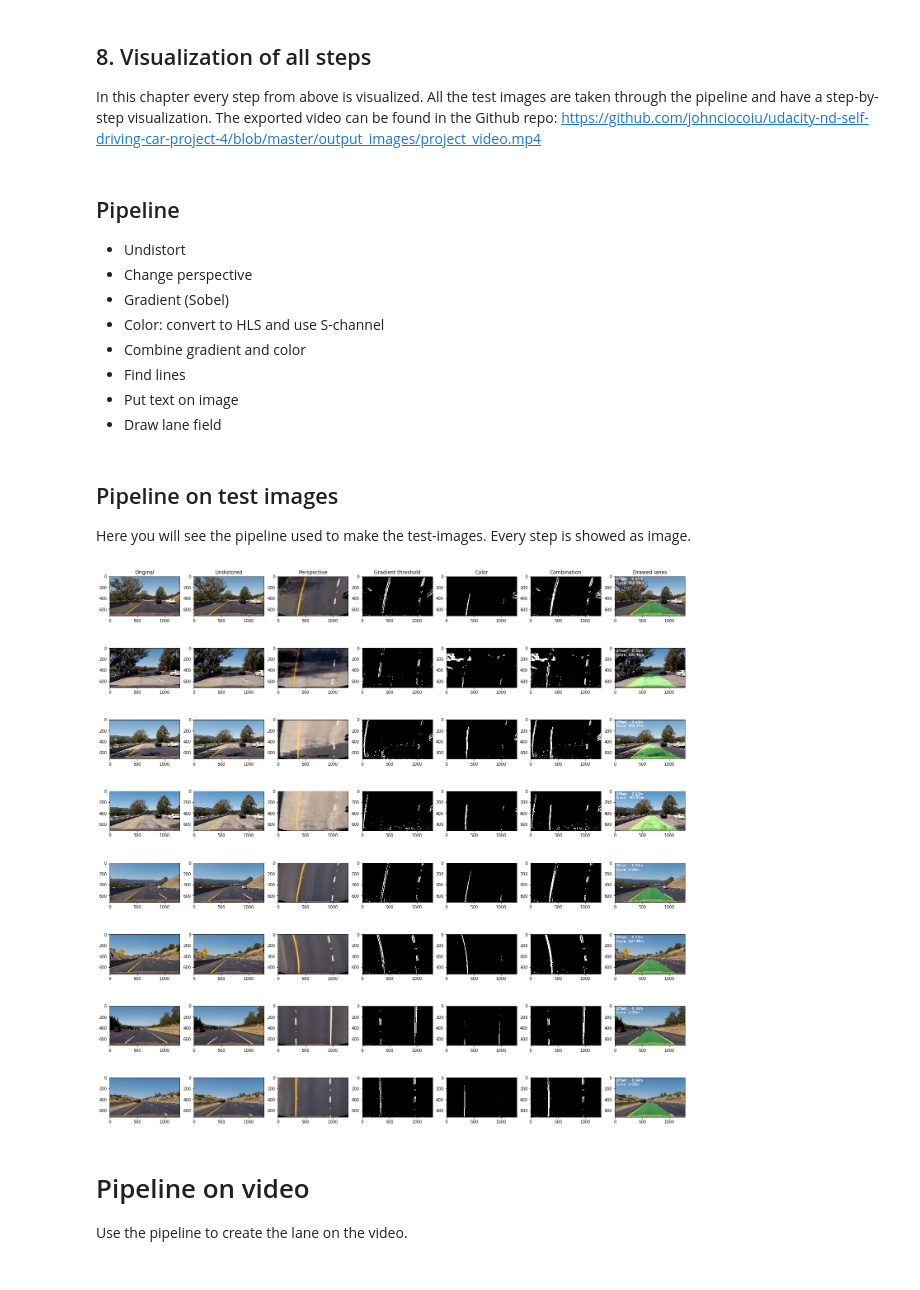
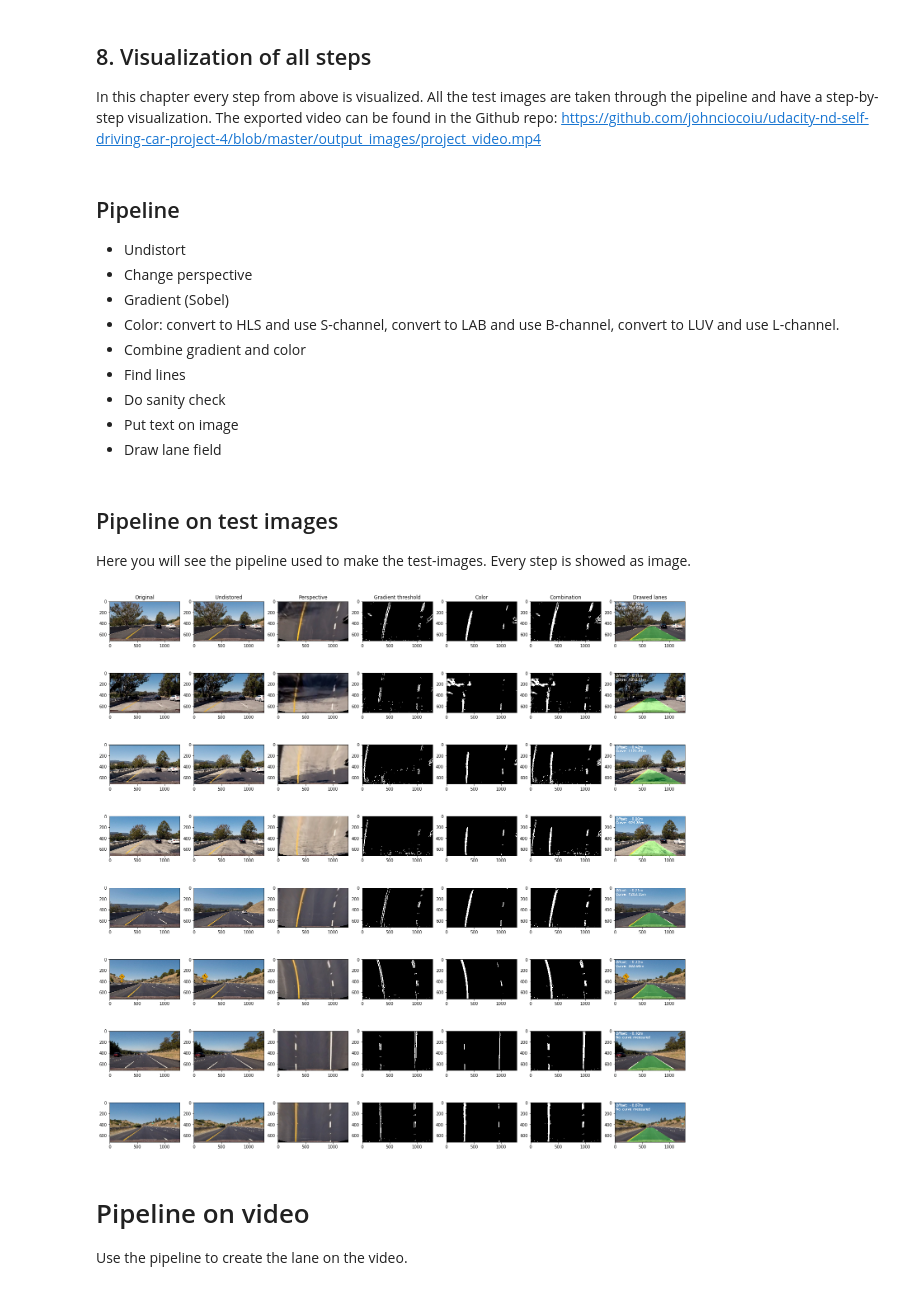
Before and after one commit to johnciocoiu/udacity-nd-self-driving-car-project-4, a Jupyter notebook: advanced-lane-lines.ipynb, the cells around one changed output. Drawn from its saved outputs; the diff is of its cells as text; code cells hidden in the pictures.

```diff
--- a/advanced-lane-lines.ipynb
+++ b/advanced-lane-lines.ipynb
@@ -429,14 +457,15 @@ In this chapter every step from above is visualized. All the test images are tak
 # %%
 class Line():
     def __init__(self):
+        self.first = True
         # was the line detected in the last iteration?
         self.detected = False
         # x values of the last n fits of the line
         self.recent_xfitted = []
         #average x values of the fitted line over the last n iterations
 #         self.bestx = None
-        #polynomial coefficients averaged over the last n iterations
-#         self.best_fit = None
+        #polynomial coefficients best fit
+        self.best_fit = None
         #polynomial coefficients for the most recent fit
         self.current_fit = [np.array([False])]
         #radius of curvature of the line in meters
@@ -449,15 +478,44 @@ class Line():
         self.allx = None
         #y values for detected line pixels
         self.ally = None
+
+        self.best_xfitted = None
+# %%
+def sanity_check(left_line, right_line):
+    # Are the two polynomials an appropriate distance apart based on the known width of a highway lane?
+    x_distances = abs(left_line.recent_xfitted[-1] - right_line.recent_xfitted[-1])
+    x_min = np.min(x_distances)
+    x_max = np.max(x_distances)
+    threshold = (550, 750)
+    if (x_min < threshold[0] or x_min > threshold[1] or x_max < threshold[0] or x_max > threshold[1]) :
+        return False
+
+    # Do the two polynomials have same or similar curvature? THIS IS NOT WORKING CORRECTLY
+#     if abs(left_line.radius_of_curvature - right_line.radius_of_curvature) > 200:
+#         print("Curve diff: " + str(abs(left_line.radius_of_curvature - right_line.radius_of_curvature)))
+#         return False
+
+    return True
+
+def set_lines_detected(left_line, right_line):
+    left_line.best_xfitted = left_line.recent_xfitted[-1]
+    right_line.best_xfitted = right_line.recent_xfitted[-1]
+
+    left_line.best_fit = left_line.current_fit
+    right_line.best_fit = right_line.current_fit
+
+    left_line.detected = True
+    right_line.detected = True
 # %% [markdown]
 ## Pipeline
 
 - Undistort
 - Change perspective
 - Gradient (Sobel)
-- Color: convert to HLS and use S-channel
+- Color: convert to HLS and use S-channel, convert to LAB and use B-channel, convert to LUV and use L-channel.
 - Combine gradient and color
 - Find lines
+- Do sanity check
 - Put text on image
 - Draw lane field
 # %%
@@ -503,36 +597,36 @@ Here you will see the pipeline used to make the test-images. Every step is showe
 test_images = glob.glob('test_images/*.jpg')
 
 f, axarr = plt.subplots(len(test_images), 7, figsize=(25,25))
 
 for i, test_fname in enumerate(test_images):
     test_image = mpimg.imread(test_fname)
 
     # Reinitialize lines every run because er is nothing to learn from previous one
     left_line = Line()
     right_line = Line()
 
-    undist, persp, sobel, hls, grad_color, drawed = process_image(test_image, left_line, right_line)
+    undist, persp, sobel, color, grad_color, drawed = process_image(test_image, left_line, right_line)
 
     if i == 0:
         axarr[i,0].set_title('Original')
         axarr[i,1].set_title('Undistored')
         axarr[i,2].set_title('Perspective')
         axarr[i,3].set_title('Gradient threshold')
         axarr[i,4].set_title('Color')
         axarr[i,5].set_title('Combination')
         axarr[i,6].set_title('Drawed lanes')
 
     axarr[i,0].imshow(test_image)
     axarr[i,1].imshow(undist)
     axarr[i,2].imshow(persp)
     axarr[i,3].imshow(sobel, cmap='gray')
-    axarr[i,4].imshow(hls, cmap='gray')
+    axarr[i,4].imshow(color, cmap='gray')
     axarr[i,5].imshow(grad_color, cmap='gray')
     axarr[i,6].imshow(drawed)
 
     mpimg.imsave('output_images/'+test_fname.split('/')[1], drawed)
 # %% [output]
-[figure, old version]
+[figure, new version]
 # %% [markdown]
 # Pipeline on video
 
```
Also changed, not shown: parts of 12 cells of this notebook, 12 other files.
